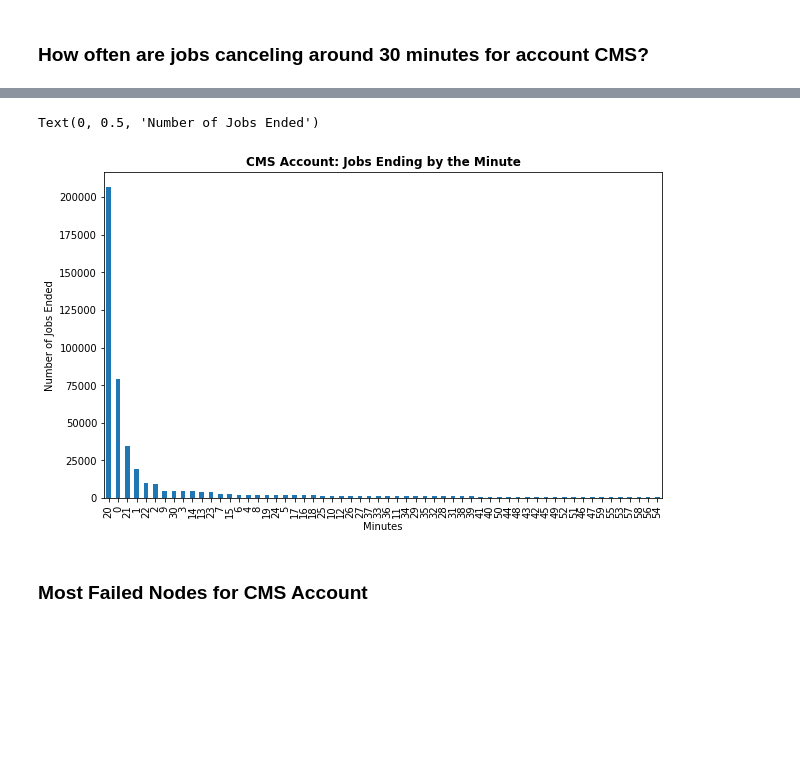
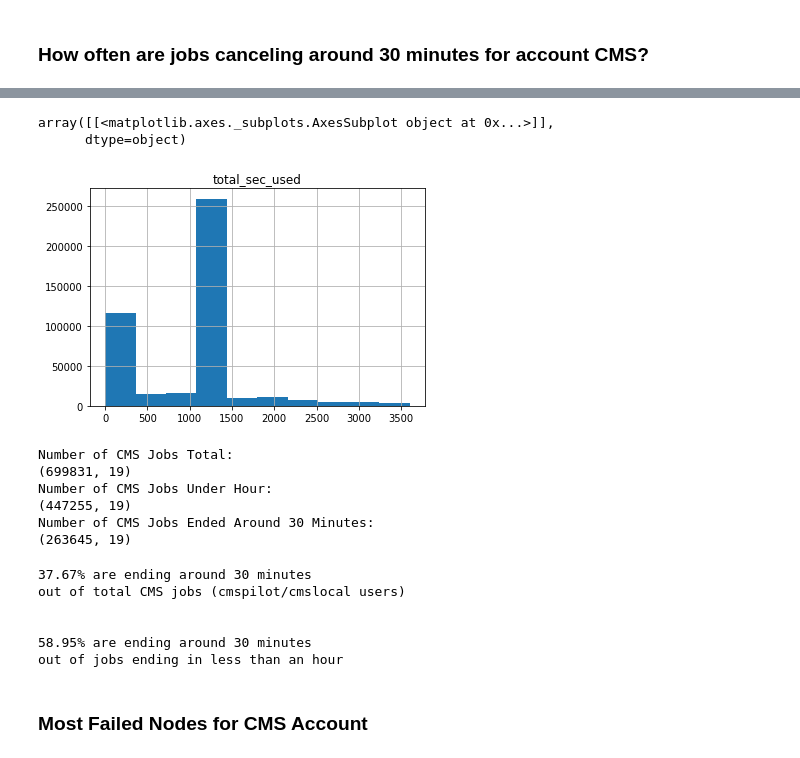
Before and after one commit to nss-data-science-cohort-4/dq2-accre-mst, a Jupyter notebook: notebooks/CMS Question.ipynb, the cells around one changed output, grey strips where cells are left out. Saved outputs shown, nothing was run; the diff lists cells and outputs as text; code cells hidden in the pictures; blank space fills up the shorter version.

```diff
--- a/notebooks/CMS Question.ipynb
+++ b/notebooks/CMS Question.ipynb
@@ -113,9 +87,0 @@ cms_df = cms_df[(cms_df['USER']=='cmspilot')|(cms_df['USER']=='cmslocal')]
-# %%
-#getting time under an hour
-cms_df['under_hour'] = False
-
-for index, row in cms_df.USEDTIME.iteritems():
-    chopped_row = str(row).split(":")
-
-    if chopped_row[0] == '00':
-        cms_df['under_hour'][index] = True
@@ -126,10 +87,0 @@ See the caveats in the documentation: https://pandas.pydata.org/pandas-docs/stab
-# %%
-#subsetting for time under an hour
-cms_df = cms_df[cms_df['under_hour'] == True]
-# %%
-#making a minutes column to see time distribution
-cms_df['minutes'] = -1
-
-for index, row in cms_df.USEDTIME.iteritems():
-    chopped_row = str(row).split(":")
-    cms_df['minutes'][index] = chopped_row[1]
@@ -140,2 +87,0 @@ See the caveats in the documentation: https://pandas.pydata.org/pandas-docs/stab
-# %%
-cms_df['minutes'] = cms_df['minutes'].astype(int)
@@ -180,10 +102,0 @@ cms_min_sorted.head()
-# %%
-#looking at the distribution over time for minutes colun (all jobs under an hour
-
-ax = cms_min_sorted['minutes'].value_counts().plot(kind = 'bar', figsize = (10,6))
-ax.set_title('CMS Account: Jobs Ending by the Minute',weight='bold', size='large')
-ax.set_xlabel('Minutes')
-ax.set_ylabel('Number of Jobs Ended')
-# %% [output]
-Text(0, 0.5, 'Number of Jobs Ended')
-[figure, removed]
@@ -196,3 +103,41 @@ Text(0, 0.5, 'Number of Jobs Ended')
+# %%
+#Looking at distribution of seconds to find spike
+#where jobs are canceling sround 30 min
+cms_df.hist(column = 'total_sec_used')
+# %% [output]
+array([[<matplotlib.axes._subplots.AxesSubplot object at 0x...>]],
+      dtype=object)
+[figure, added]
+# %%
+#How many jobs ended between 500 and 2000 seconds
+#or 1000 and 1500 use this one second spike
+cms_jobs_ended_around_30_min = cms_df[(cms_df['total_sec_used'] < 1500) & (cms_df['total_sec_used'] > 1000)]
+
+print("Number of CMS Jobs Total:")
+print("(699831, 19)")
+print("Number of CMS Jobs Under Hour:")
+print(cms_df.shape)
+print("Number of CMS Jobs Ended Around 30 Minutes:")
+print(cms_jobs_ended_around_30_min.shape)
+# %% [output]
+Number of CMS Jobs Total:
+(699831, 19)
+Number of CMS Jobs Under Hour:
+(447255, 19)
+Number of CMS Jobs Ended Around 30 Minutes:
+(263645, 19)
+# %%
+#what percent of jobs is this?
+print(str(round((263645/699831)*100,2)) + "% are ending around 30 minutes\nout of total CMS jobs (cmspilot/cmslocal users)")
+print("\n")
+print(str(round((263645/447255)*100,2)) + "% are ending around 30 minutes\nout of jobs ending in less than an hour")
+# %% [output]
+37.67% are ending around 30 minutes
+out of total CMS jobs (cmspilot/cmslocal users)
+
+
+58.95% are ending around 30 minutes
+out of jobs ending in less than an hour
 # %% [markdown]
 ### Most Failed Nodes for CMS Account
 # %%
```
Also changed, not shown: parts of 22 cells of this notebook.
